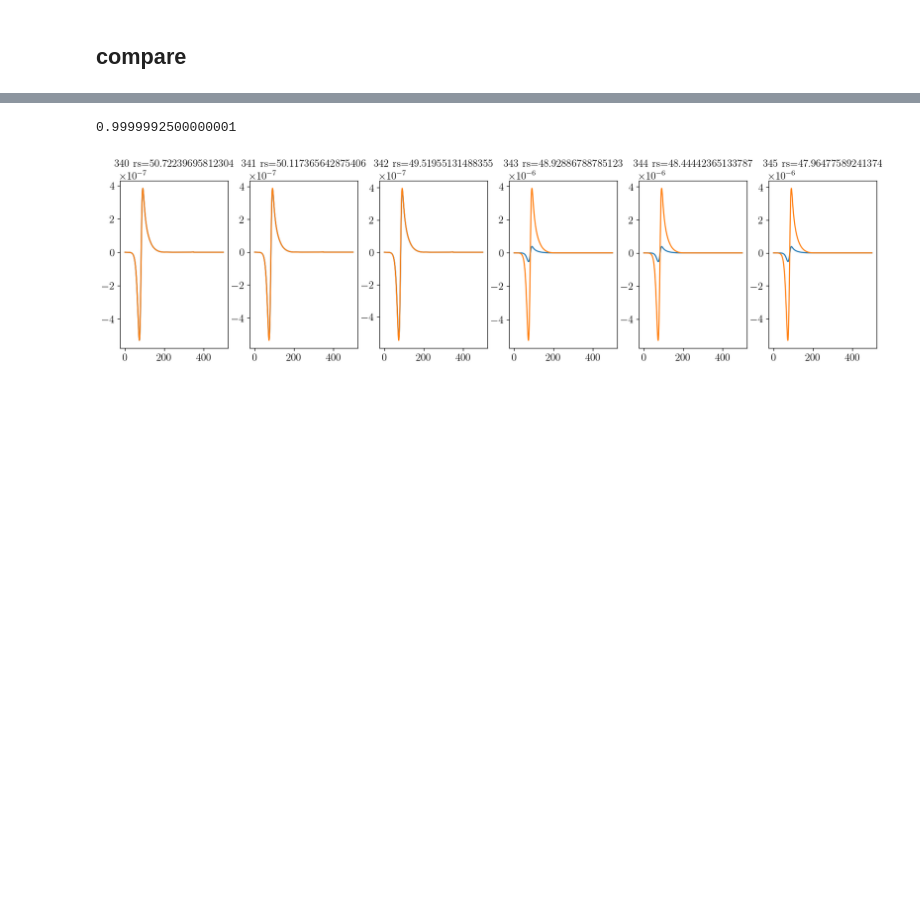
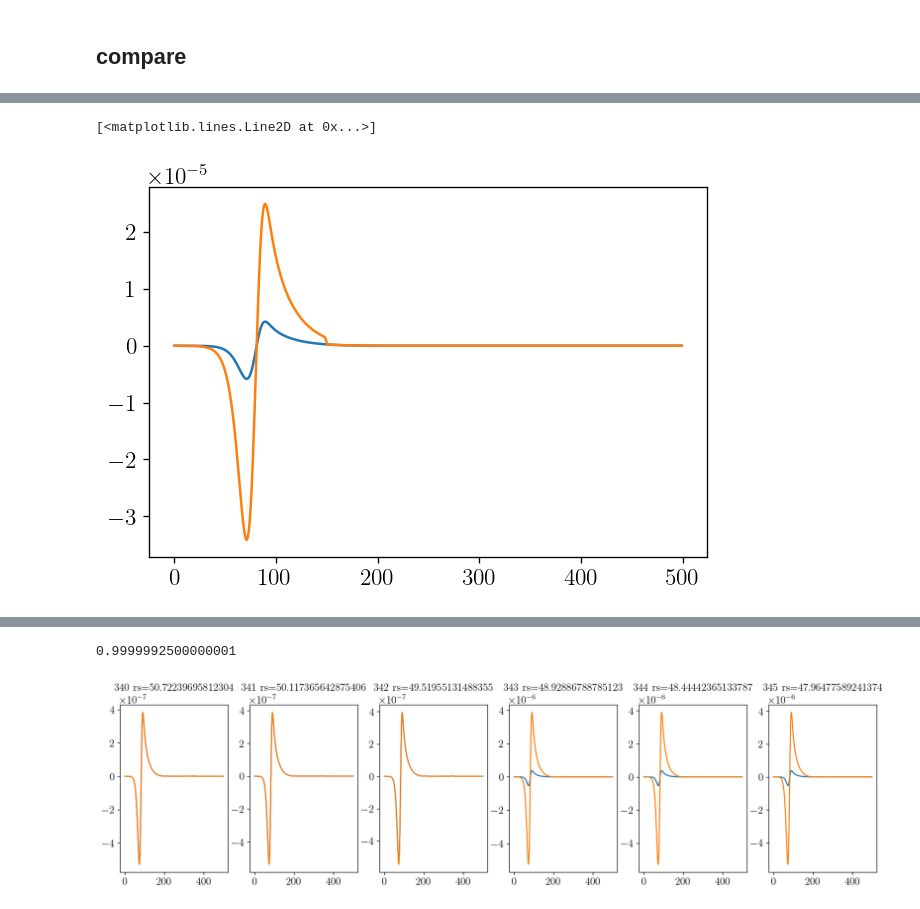
Before and after one commit to yitiansun/DM21cm, a Jupyter notebook: cross_check/compare_global.ipynb, the cells around one changed output, grey strips where cells are left out. Drawn from its saved outputs; the diff is of its cells as text; code cells hidden in the pictures; blank space fills up the shorter version.

```diff
--- a/cross_check/compare_global.ipynb
+++ b/cross_check/compare_global.ipynb
@@ -397,0 +344,6 @@ plot_global(dh_soln, soln)
+# %%
+plt.plot(dh_bath_N_interp_func(soln['z'][5]))
+plt.plot(soln['phot_N'][5])
+# %% [output]
+[<matplotlib.lines.Line2D at 0x...>]
+[figure, added]
```
Also changed, not shown: parts of 10 cells of this notebook, 16 other files.
